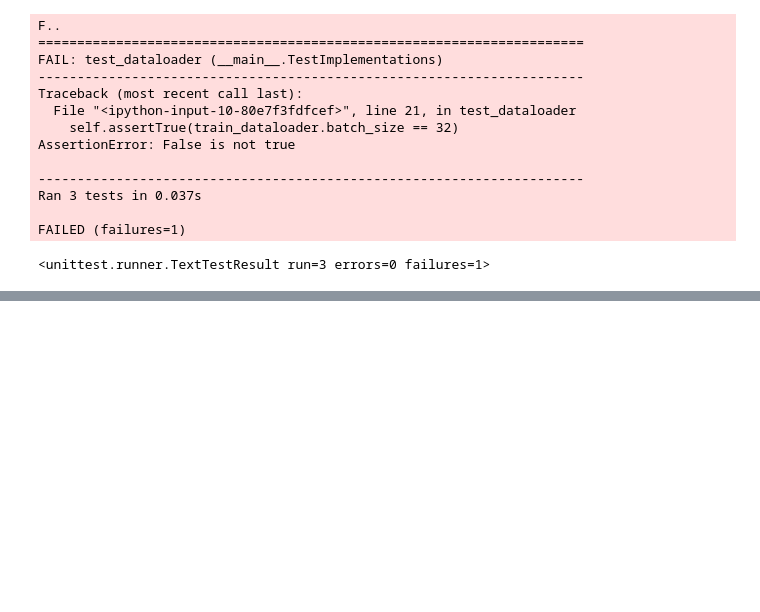
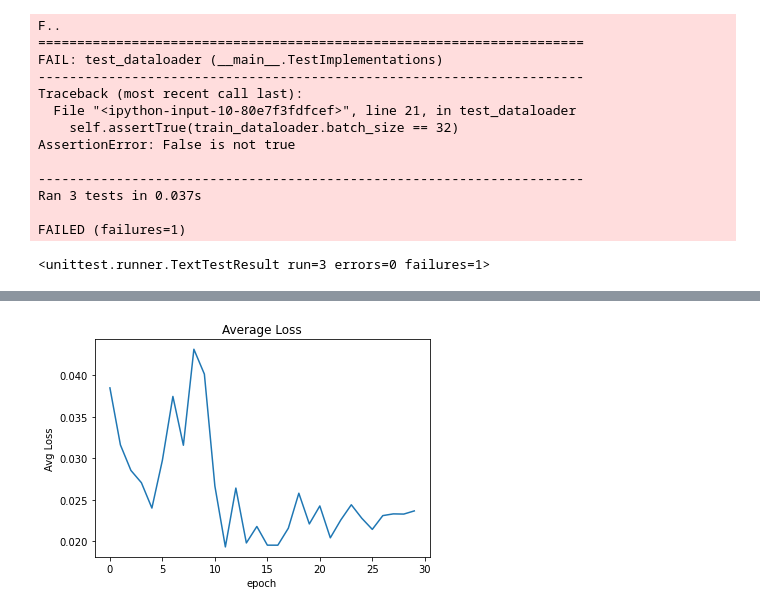
Before and after one commit to Jimut123/rkmveri-labs, a Jupyter notebook: AdvancedML/EXPER/MNIST_TEST.ipynb, the cells around one changed output, grey strips where cells are left out. Saved outputs shown, nothing was run; the diff lists cells and outputs as text; code cells hidden in the pictures; blank space fills up the shorter version.

```diff
--- a/AdvancedML/EXPER/MNIST_TEST.ipynb
+++ b/AdvancedML/EXPER/MNIST_TEST.ipynb
@@ -341,9 +353,11 @@ plt.title('Losses');
 # %%
 import matplotlib.pyplot as plt
 plt.plot(avg_loss, '-')
 plt.xlabel('epoch')
-plt.ylabel('loss')
-plt.title('Losses');
+plt.ylabel('Avg Loss')
+plt.title('Average Loss');
+# %% [output]
+[figure, added]
 # %%
 import matplotlib.pyplot as plt
 plt.plot(accuracy, '-')
```
Also changed, not shown: parts of 5 cells of this notebook, 8 other files.
